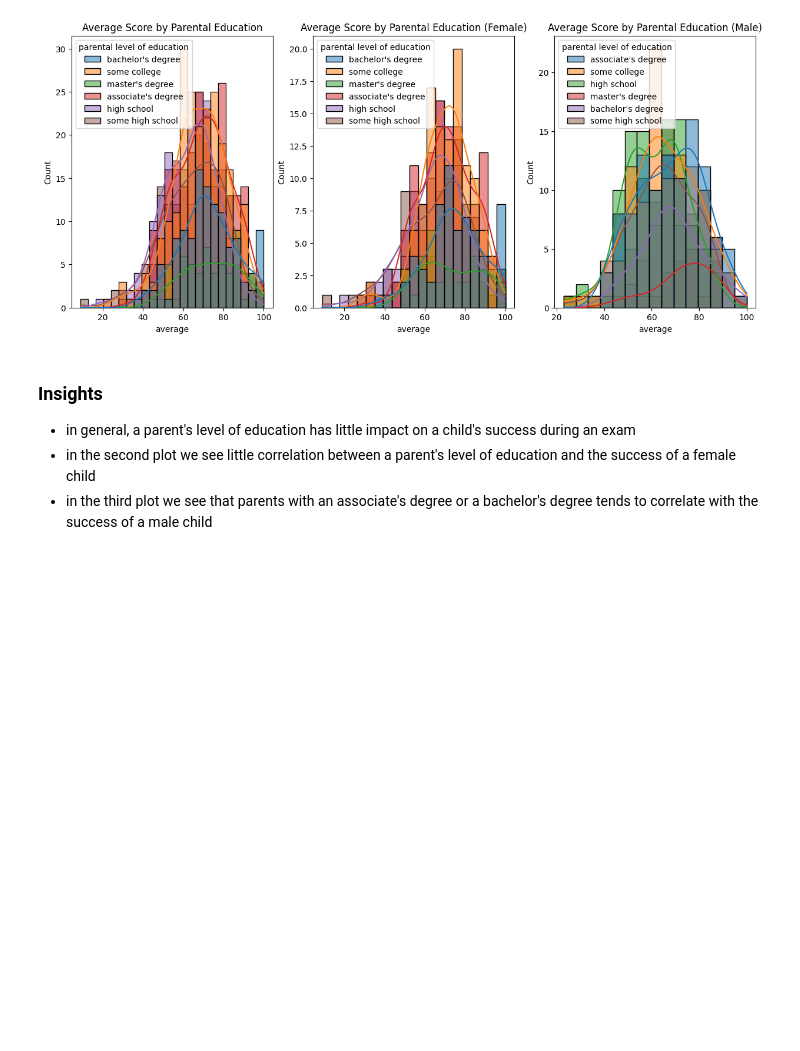
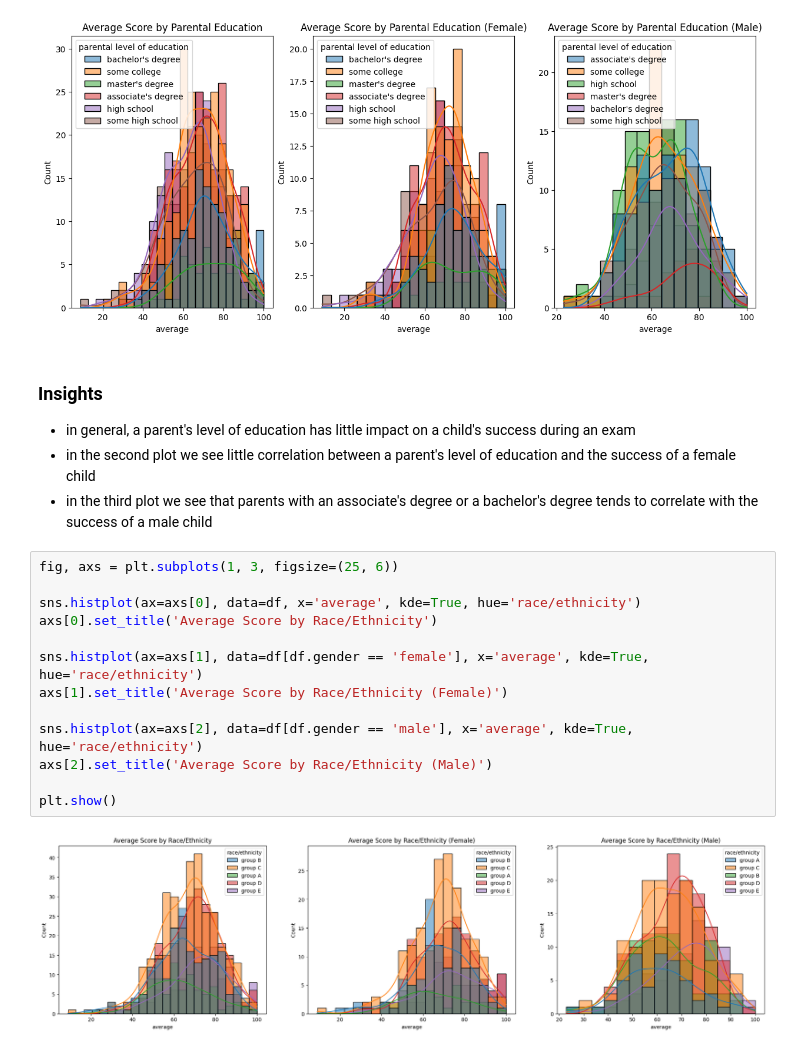
Before and after one commit to hilpresent/ml-project, a Jupyter notebook: notebook/EDA.ipynb, the cells around one changed output. Cells and saved outputs as stored; diff of their text form; blank space fills up the shorter version.

```diff
--- a/notebook/EDA.ipynb
+++ b/notebook/EDA.ipynb
@@ -338,3 +338,18 @@ plt.show()
 - in general, a parent's level of education has little impact on a child's success during an exam
 - in the second plot we see little correlation between a parent's level of education and the success of a female child
 - in the third plot we see that parents with an associate's degree or a bachelor's degree tends to correlate with the success of a male child
+# %%
+fig, axs = plt.subplots(1, 3, figsize=(25, 6))
+
+sns.histplot(ax=axs[0], data=df, x='average', kde=True, hue='race/ethnicity')
+axs[0].set_title('Average Score by Race/Ethnicity')
+
+sns.histplot(ax=axs[1], data=df[df.gender == 'female'], x='average', kde=True, hue='race/ethnicity')
+axs[1].set_title('Average Score by Race/Ethnicity (Female)')
+
+sns.histplot(ax=axs[2], data=df[df.gender == 'male'], x='average', kde=True, hue='race/ethnicity')
+axs[2].set_title('Average Score by Race/Ethnicity (Male)')
+
+plt.show()
+# %% [output]
+[figure, added]
```
Also changed, not shown: parts of 19 cells of this notebook.
